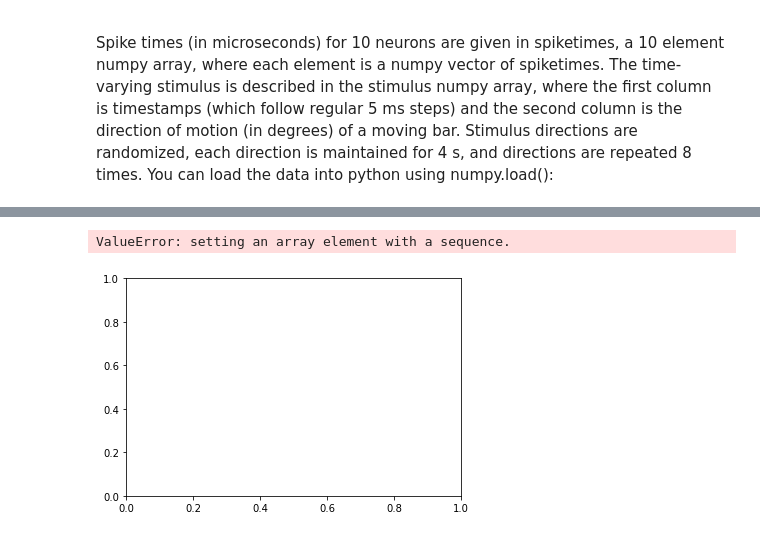
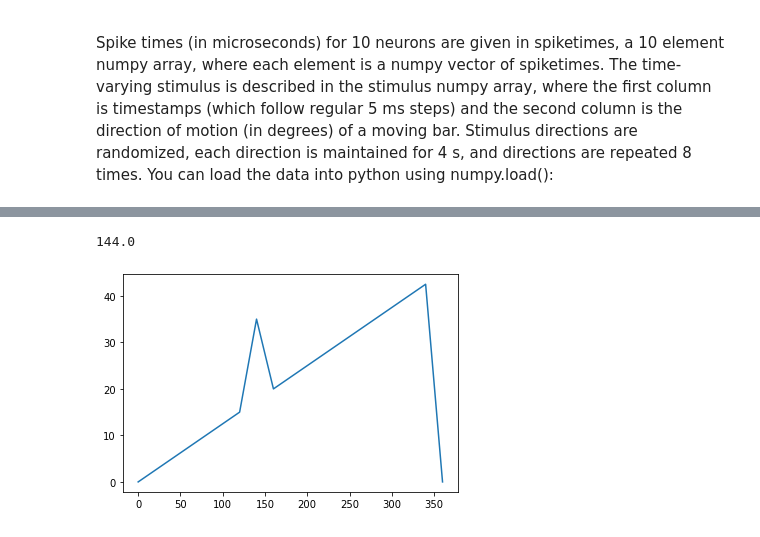
Before and after one commit to SaiAkhilVudattu/Neuro_classes, a Jupyter notebook: signal_processing/HW2/Signal_processing_HW2.ipynb, the cells around one changed output, grey strips where cells are left out. Drawn from its saved outputs; the diff is of its cells as text; code cells hidden in the pictures.

```diff
--- a/signal_processing/HW2/Signal_processing_HW2.ipynb
+++ b/signal_processing/HW2/Signal_processing_HW2.ipynb
@@ -103,0 +112,3 @@ np.shape(SpikeTimes)
+# %%
+possible_directions = [i*20 for i in range(19)]
+possible_directions
@@ -104,6 +137,32 @@ np.shape(SpikeTimes)
+# %%
+len(stimulus)/800
+# %% [output]
+144.0
+# %%
+average_spikes_and_direction = []
+spikes = 0
+i = 0
+
+while i < round(len(stimulus)/800-1):
+    for direction in possible_directions:
+        if stimulus[i*800][1] == direction: # Sums the first 800 values and obtains the average spike counts in those 4 s.
+            average_spikes_and_direction.append([np.sum(stimulus[i:800+i][1])/4, direction])
+            i += 1
+
+# print(average_spikes_and_direction)
+# %%
+# Each direction is repeated 8 times
+
+average_spikes = np.zeros(len(possible_directions))
+
+for i in range(len(average_spikes)):
+    for direction_i in range(len(possible_directions)):
+        if average_spikes_and_direction[i][1] == possible_directions[direction_i]: # Add the value of averaged spikes
+            average_spikes[direction_i] += average_spikes_and_direction[i][1]
+
+average_spikes = average_spikes/8 # Obtainig the average because every direction is repeated 8 times
 # %%
-plt.plot([i for i in range(len(SpikeCount))], SpikeCount)
+plt.plot(possible_directions, average_spikes)
 plt.show()
 # %% [output]
-ValueError: setting an array element with a sequence.
-[figure, old version]
+[figure, new version]
```
Also changed, not shown: parts of 12 cells of this notebook.
